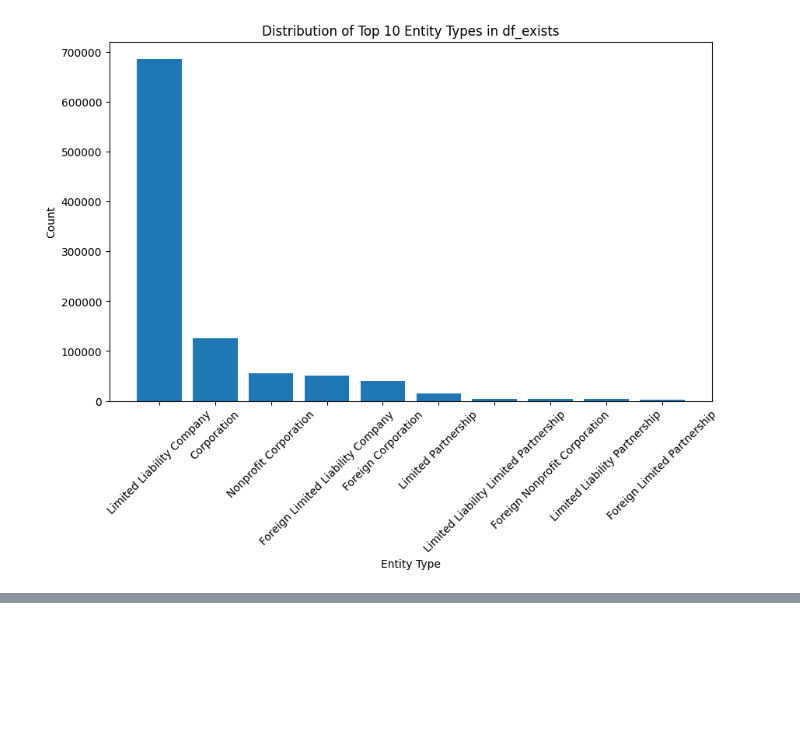
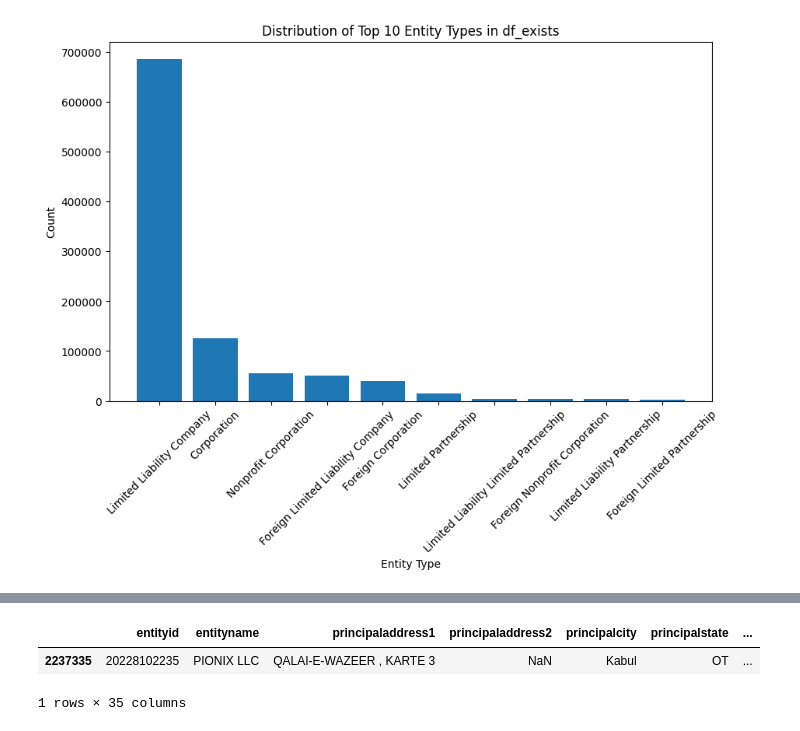
Before and after one commit to fullstacc/colorado-businesses, a Jupyter notebook: eda.ipynb, the cells around one changed output, grey strips where cells are left out. Saved outputs shown, nothing was run; the diff lists cells and outputs as text; code cells hidden in the pictures; blank space fills up the shorter version.

```diff
--- a/eda.ipynb
+++ b/eda.ipynb
@@ -213,0 +220,7 @@ ValueError: Mime type rendering requires nbformat>=4.2.0 but it is not installed
+# %%
+row = df_exists[(df_exists['principalcountry'] == 'AF') & (df_exists['principalstate'] == 'OT')]
+row
+# %% [output]
+|  | entityid | entityname | principaladdress1 | principaladdress2 | principalcity | principalstate | ... |
+| 2237335 | 20228102235 | PIONIX LLC | QALAI-E-WAZEER , KARTE 3 | NaN | Kabul | OT | ... |
+1 rows × 35 columns
```
Also changed, not shown: parts of 12 cells of this notebook, 5 other files.
